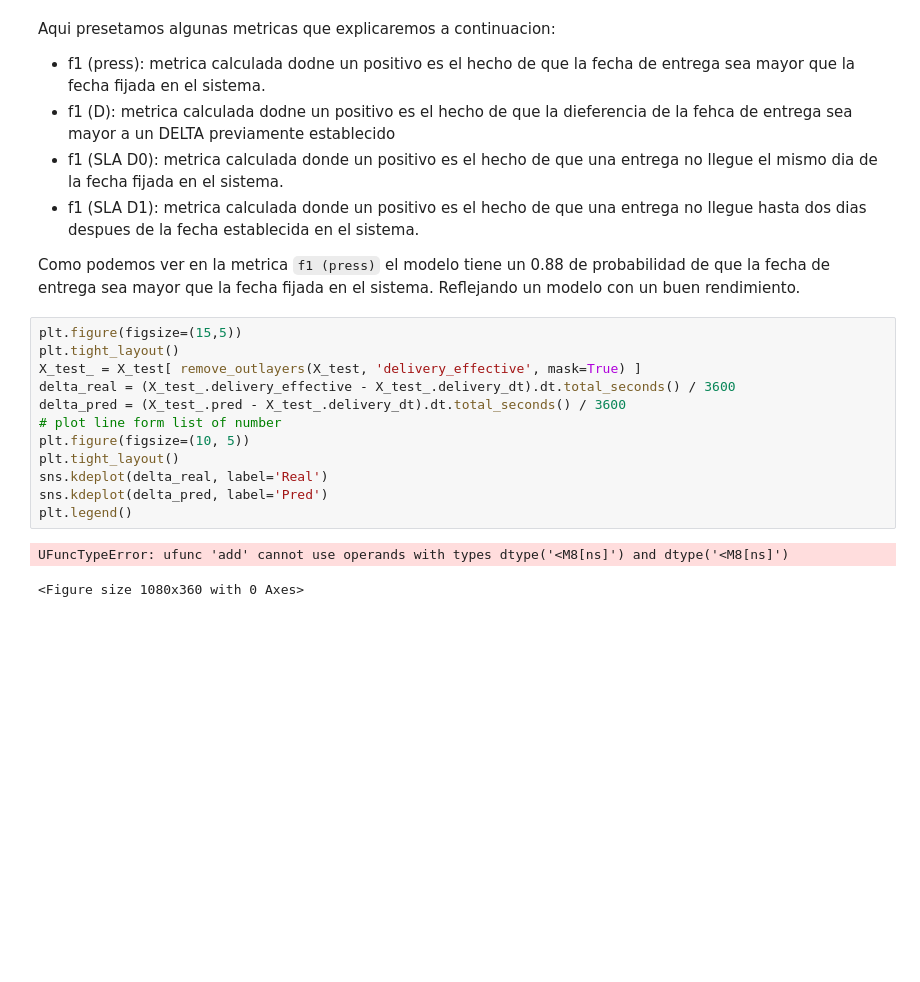
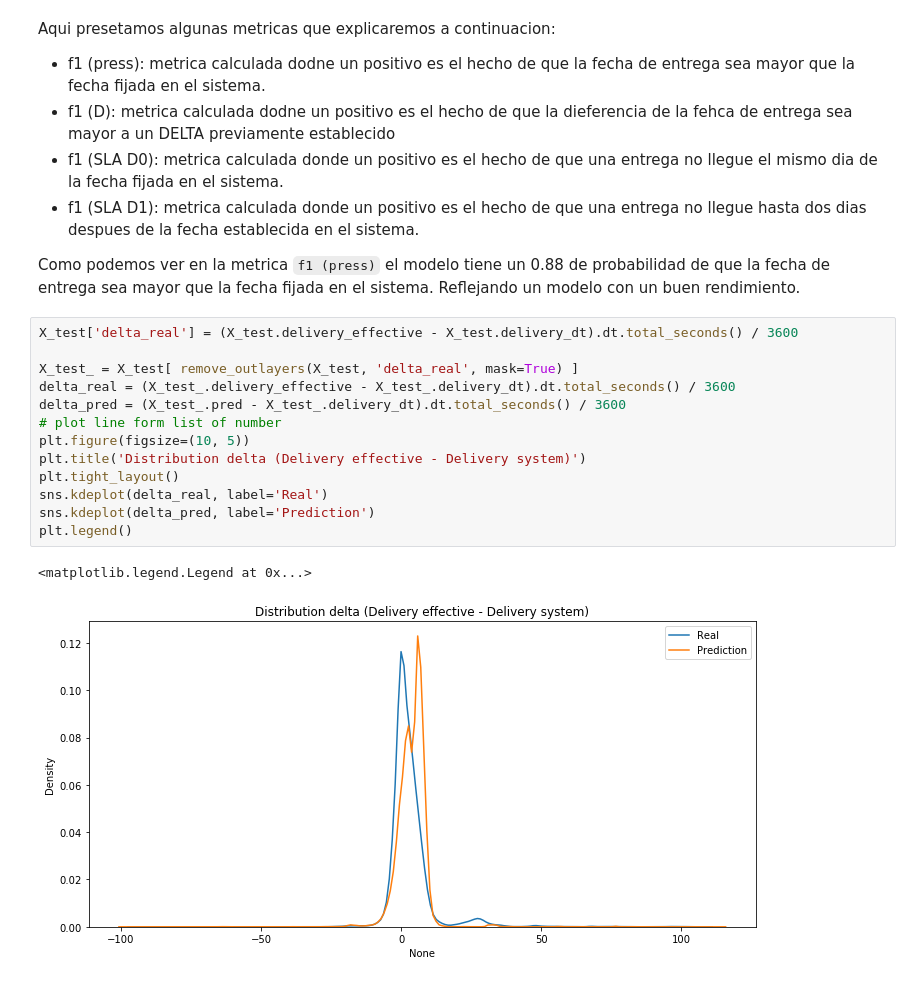
Before and after one commit to enmanuel-mag/ICD-Proyect, a Jupyter notebook: Proyect/notebooks/LR-Model.ipynb, the cells around one changed output. Saved outputs shown, nothing was run; the diff lists cells and outputs as text; blank space fills up the shorter version.

Commit message:
Add final image

```diff
--- a/Proyect/notebooks/LR-Model.ipynb
+++ b/Proyect/notebooks/LR-Model.ipynb
@@ -193,17 +193,18 @@ Aqui presetamos algunas metricas que explicaremos a continuacion:
 
 Como podemos ver en la metrica `f1 (press)` el modelo tiene un 0.88 de probabilidad de que la fecha de entrega sea mayor que la fecha fijada en el sistema. Reflejando un modelo con un buen rendimiento.
 # %%
-plt.figure(figsize=(15,5))
-plt.tight_layout()
-X_test_ = X_test[ remove_outlayers(X_test, 'delivery_effective', mask=True) ]
+X_test['delta_real'] = (X_test.delivery_effective - X_test.delivery_dt).dt.total_seconds() / 3600
+
+X_test_ = X_test[ remove_outlayers(X_test, 'delta_real', mask=True) ]
 delta_real = (X_test_.delivery_effective - X_test_.delivery_dt).dt.total_seconds() / 3600
 delta_pred = (X_test_.pred - X_test_.delivery_dt).dt.total_seconds() / 3600
 # plot line form list of number
 plt.figure(figsize=(10, 5))
+plt.title('Distribution delta (Delivery effective - Delivery system)')
 plt.tight_layout()
 sns.kdeplot(delta_real, label='Real')
-sns.kdeplot(delta_pred, label='Pred')
+sns.kdeplot(delta_pred, label='Prediction')
 plt.legend()
 # %% [output]
-UFuncTypeError: ufunc 'add' cannot use operands with types dtype('<M8[ns]') and dtype('<M8[ns]')
+<matplotlib.legend.Legend at 0x...>
-<Figure size 1080x360 with 0 Axes>
+[figure, added]
```
Also changed, not shown: parts of 3 cells of this notebook, 1 other file.
